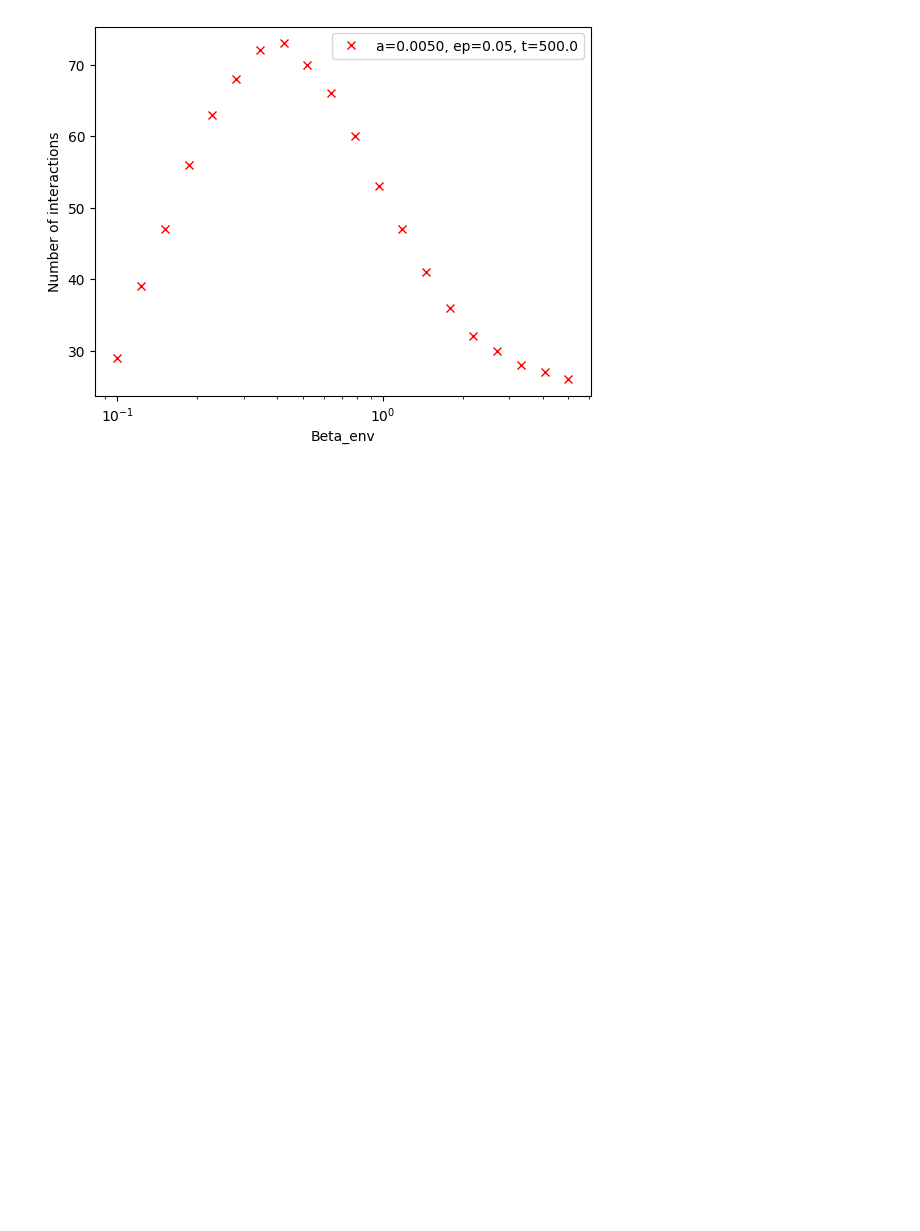
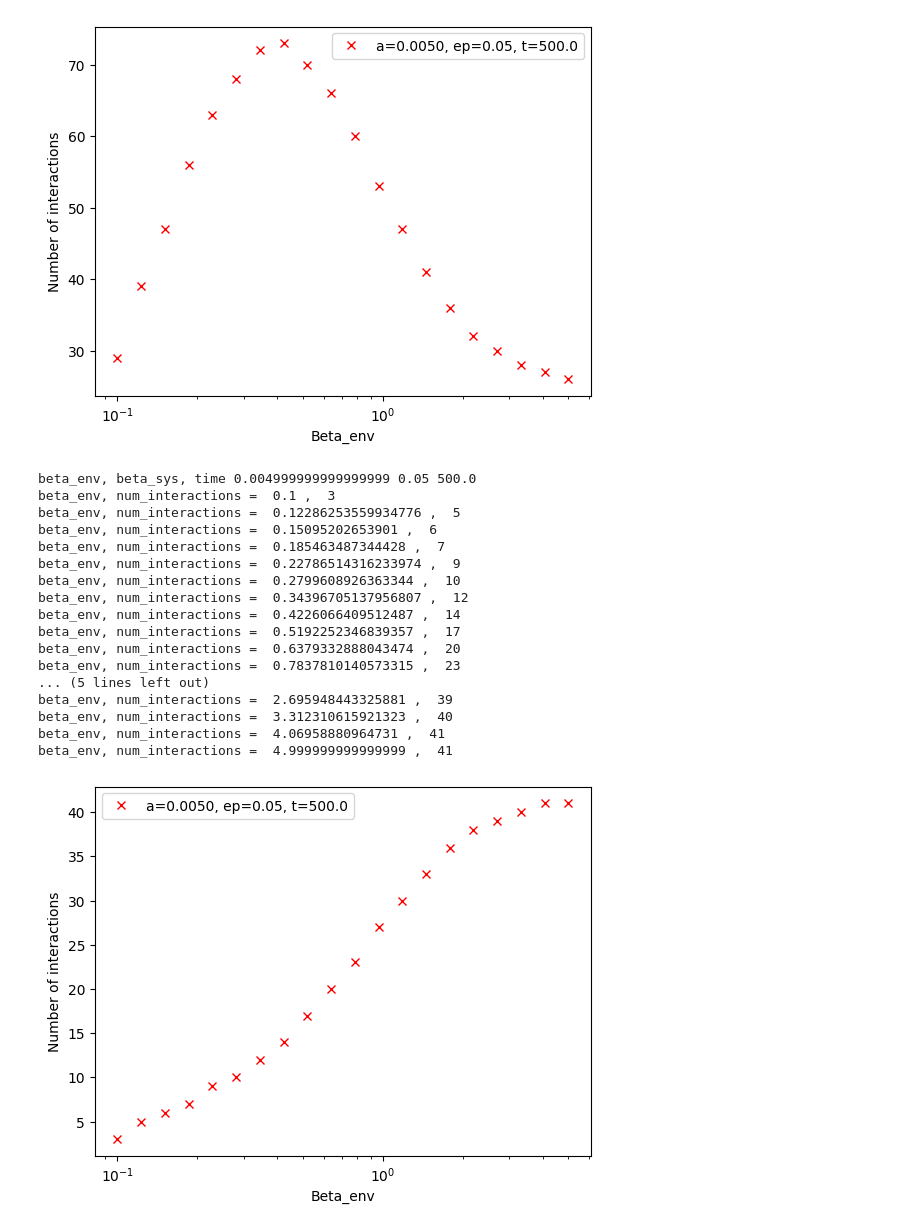
Before and after one commit to matthagan15/thermal_state_prep, a Jupyter notebook: numerics/analysis/fixed_epsilon.ipynb, the cells around one changed output. Drawn from its saved outputs; the diff is of its cells as text; code cells hidden in the pictures; blank space fills up the shorter version.

Commit message:
new plot

```diff
--- a/numerics/analysis/fixed_epsilon.ipynb
+++ b/numerics/analysis/fixed_epsilon.ipynb
@@ -6,7 +6,7 @@ import matplotlib.pyplot as plt
 from math import sqrt
 import numpy as np
 # %%
-filepath = "/Users/matt/repos/thermal_state_prep/numerics/data/fixed_epsilon_harmonic/beta_env.json"
+filepath = "/Users/matt/repos/thermal_state_prep/numerics/data/fixed_epsilon_harmonic/beta_env_prob_gamma.json"
 with open(filepath) as f:
     j = json.load(f)
     inputs = j["inputs"]
@@ -96,3 +96,49 @@ beta_env, num_interactions =  3.312310615921323 ,  28
 beta_env, num_interactions =  4.06958880964731 ,  27
 beta_env, num_interactions =  4.999999999999999 ,  26
 [figure]
+# %%
+
+fixed_params = [(alphas[0], epsilons[0], times[ix]) for ix in range(len(times))]
+fig = plt.figure()
+colors = ['r', 'b', 'g', 'black', 'orange']
+color_count = 0
+for ( alpha_0, epsilon_0, time_0) in fixed_params:
+    print("beta_env, beta_sys, time", alpha_0, epsilon_0, time_0)
+    x = []
+    y = []
+    yerr = []
+    for ix in range(len(inputs)):
+        (alpha, beta_env, epsilon, time) = inputs[ix]
+        (num_interactions, mean_dist, std_dist, dist_of_mean) = outputs[ix]
+        if alpha == alpha_0 and epsilon == epsilon_0 and time == time_0:
+            x.append(beta_env)
+            y.append(num_interactions)
+
+            print("beta_env, num_interactions = ", beta_env, ", ", num_interactions)
+    plt.plot(x, y, marker='x', linestyle='none', label="a={:.4f}, ep={:.2f}, t={:.1f}".format(alpha_0, epsilon_0, time_0), color=colors[color_count])
+    color_count += 1
+plt.xscale('log')
+# plt.yscale('log')
+plt.xlabel("Beta_env")
+plt.ylabel("Number of interactions")
+plt.legend()
+plt.show()
+# %% [output]
+beta_env, beta_sys, time 0.004999999999999999 0.05 500.0
+beta_env, num_interactions =  0.1 ,  3
+beta_env, num_interactions =  0.12286253559934776 ,  5
+beta_env, num_interactions =  0.15095202653901 ,  6
+beta_env, num_interactions =  0.185463487344428 ,  7
+beta_env, num_interactions =  0.22786514316233974 ,  9
+beta_env, num_interactions =  0.2799608926363344 ,  10
+beta_env, num_interactions =  0.34396705137956807 ,  12
+beta_env, num_interactions =  0.4226066409512487 ,  14
+beta_env, num_interactions =  0.5192252346839357 ,  17
+beta_env, num_interactions =  0.6379332888043474 ,  20
+beta_env, num_interactions =  0.7837810140573315 ,  23
+... (5 lines left out)
+beta_env, num_interactions =  2.695948443325881 ,  39
+beta_env, num_interactions =  3.312310615921323 ,  40
+beta_env, num_interactions =  4.06958880964731 ,  41
+beta_env, num_interactions =  4.999999999999999 ,  41
+[figure, added]
```
